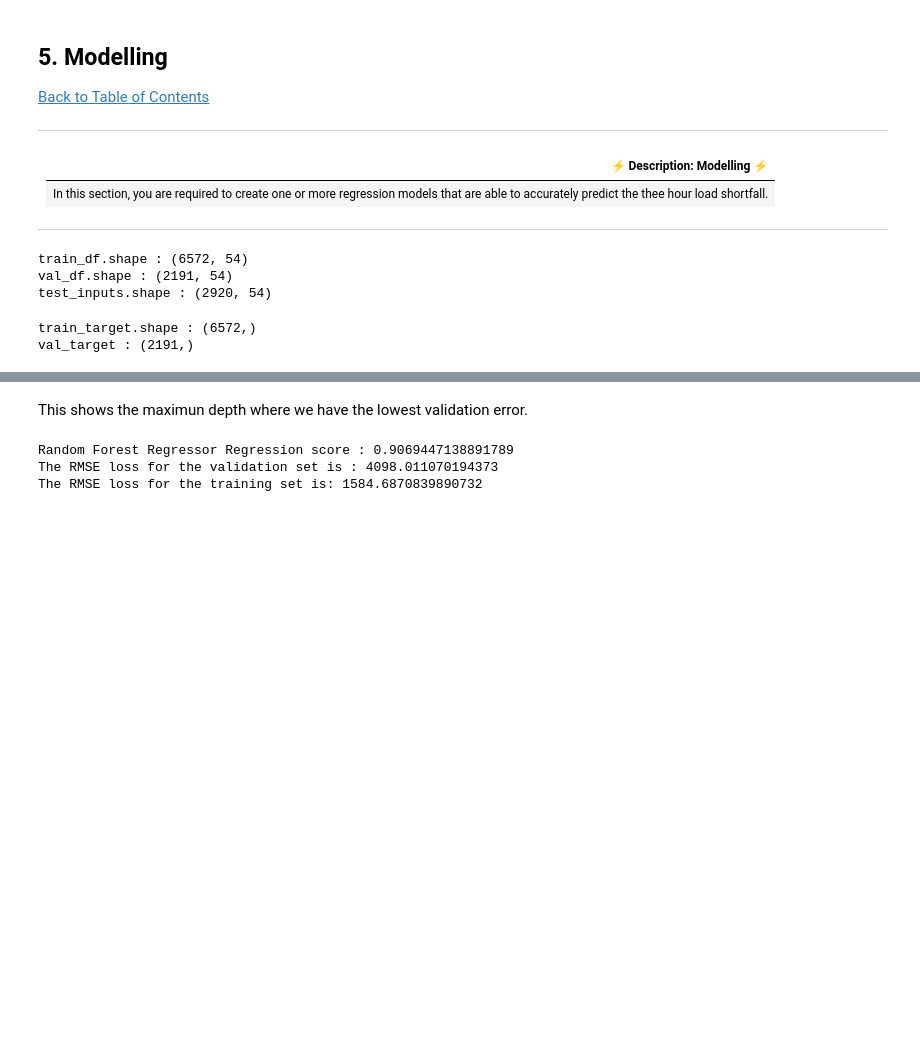
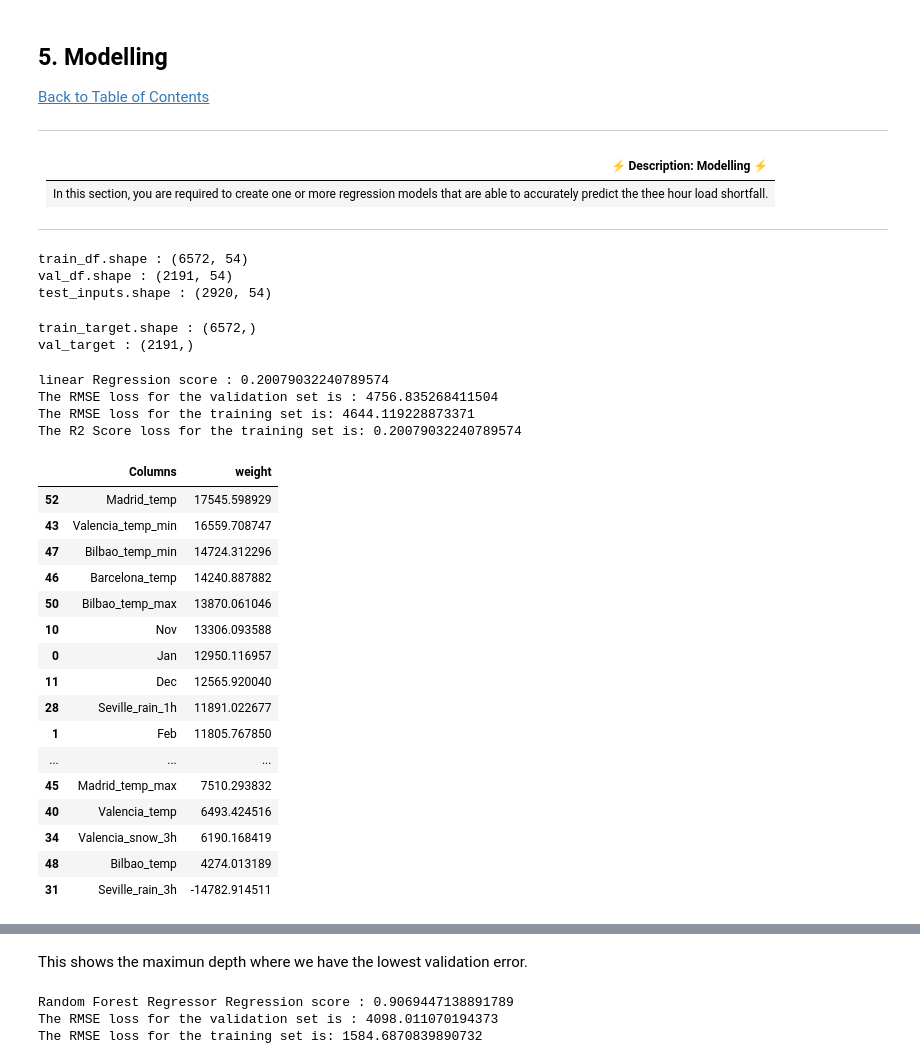
Before and after one commit to Emmantheo/Team-JM2-Starter-Notebook, a Jupyter notebook: starter-notebook.ipynb, the cells around one changed output, grey strips where cells are left out. Cells and saved outputs as stored; diff of their text form; code cells hidden in the pictures; blank space fills up the shorter version.

```diff
--- a/starter-notebook.ipynb
+++ b/starter-notebook.ipynb
@@ -586,6 +586,56 @@ val_target : (2191,)
 # %%
 # create one or more ML models
 from sklearn.linear_model import LinearRegression,Ridge,Lasso,ElasticNet
+# %%
+linreg = LinearRegression().fit(train_df,train_target)
+
+linreg_val_preds = linreg.predict(val_df)
+linreg_preds = linreg.predict(train_df)
+# %%
+# evaluate one or more ML models
+
+linreg_score = linreg.score(train_df,train_target)
+val_rmse = mean_squared_error(val_target,linreg_val_preds,squared=False)
+train_rmse = mean_squared_error(train_target,linreg_preds,squared=False)
+train_r2 =r2_score(train_target,linreg_preds)
+
+print('linear Regression score :',linreg_score)
+print('The RMSE loss for the validation set is :',val_rmse)
+print('The RMSE loss for the training set is:',train_rmse)
+print('The R2 Score loss for the training set is:',train_r2)
+# %% [output]
+linear Regression score : 0.20079032240789574
+The RMSE loss for the validation set is : 4756.835268411504
+The RMSE loss for the training set is: 4644.119228873371
+The R2 Score loss for the training set is: 0.20079032240789574
+# %%
+#weights of the dataset is the sum of the intercepts and coefficeints
+weights = linreg.intercept_+ linreg.coef_
+
+weights_df = pd.DataFrame({
+    'Columns': train_df.columns,
+    'weight': weights
+}).sort_values('weight', ascending=False)
+weights_df
+#This shows the metrics from most significance
+# %% [output]
+|  | Columns | weight |
+| 52 | Madrid_temp | 17545.598929 |
+| 43 | Valencia_temp_min | 16559.708747 |
+| 47 | Bilbao_temp_min | 14724.312296 |
+| 46 | Barcelona_temp | 14240.887882 |
+| 50 | Bilbao_temp_max | 13870.061046 |
+| 10 | Nov | 13306.093588 |
+| 0 | Jan | 12950.116957 |
+| 11 | Dec | 12565.920040 |
+| 28 | Seville_rain_1h | 11891.022677 |
+| 1 | Feb | 11805.767850 |
+| ... | ... | ... |
+| 45 | Madrid_temp_max | 7510.293832 |
+| 40 | Valencia_temp | 6493.424516 |
+| 34 | Valencia_snow_3h | 6190.168419 |
+| 48 | Bilbao_temp | 4274.013189 |
+| 31 | Seville_rain_3h | -14782.914511 |
 # %%
 linreg = LinearRegression().fit(train_df,train_target)
 
```
Also changed, not shown: parts of 15 cells of this notebook, 2 other files.
